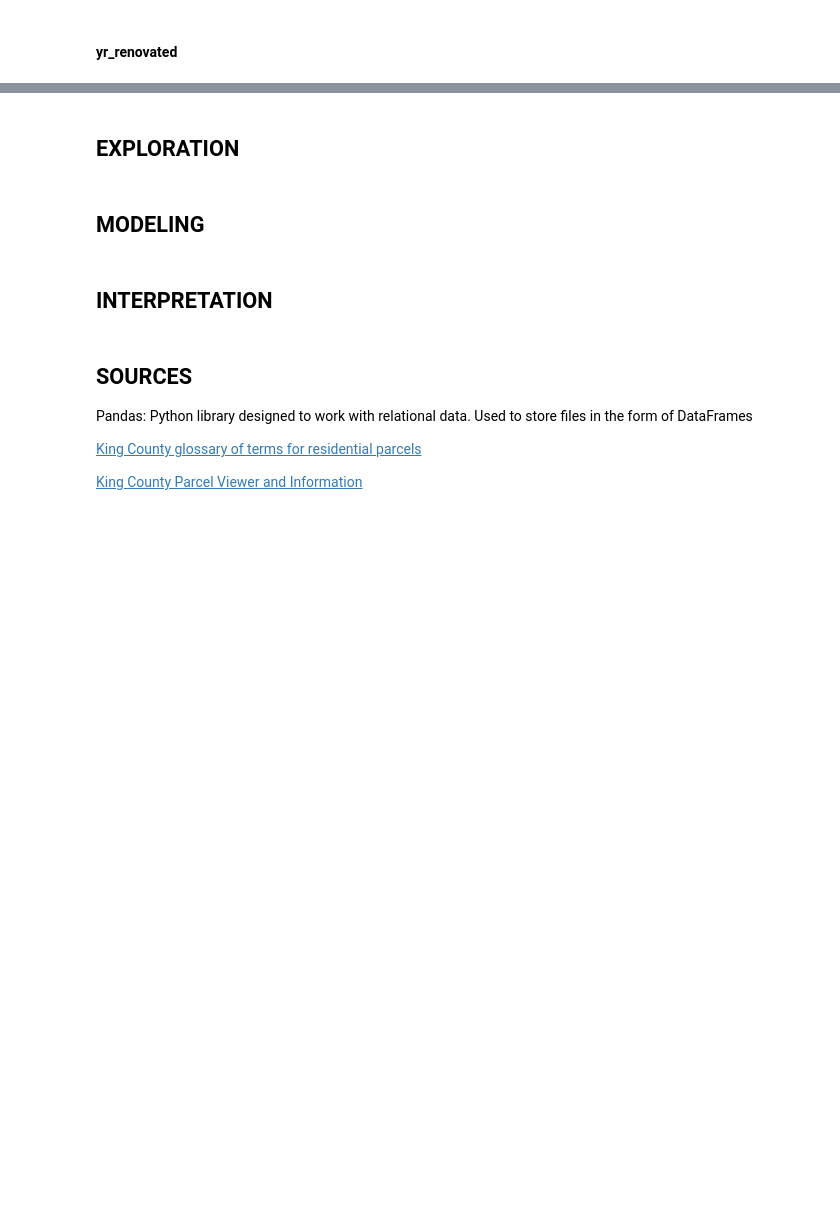
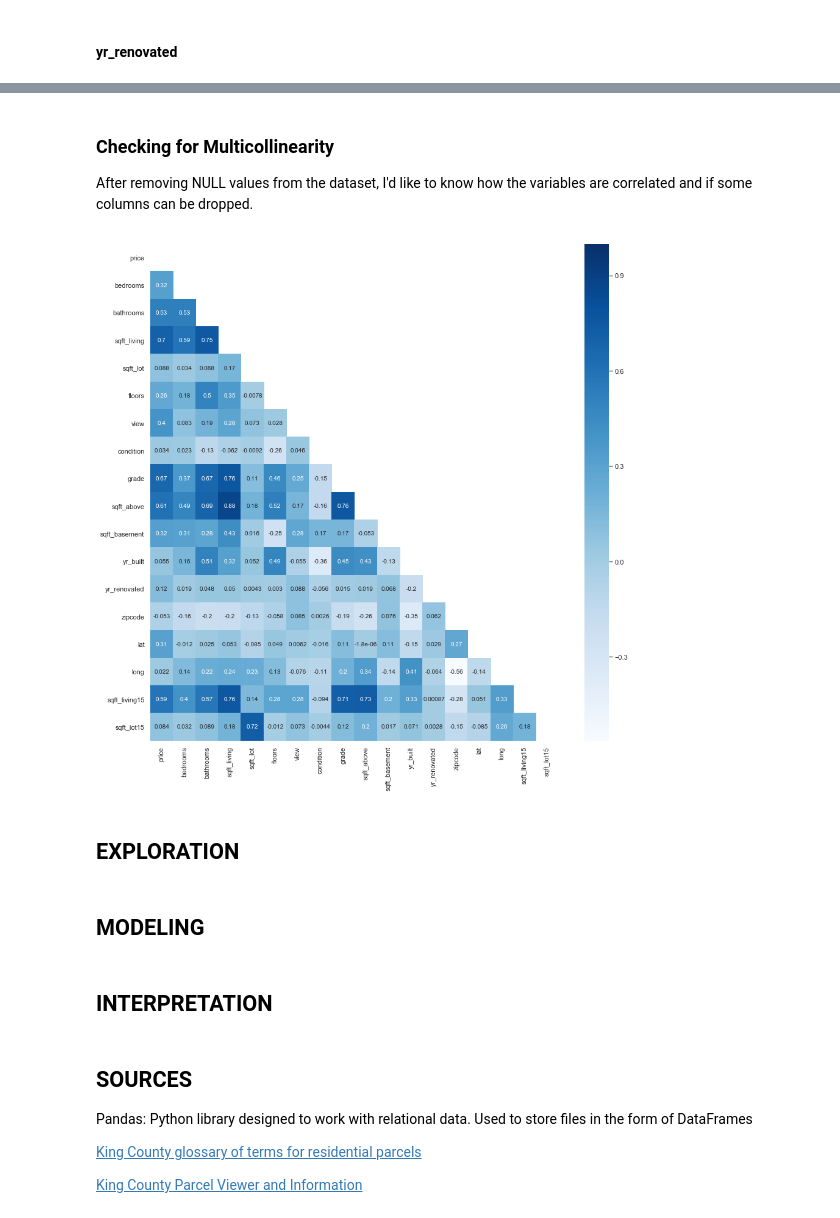
Before and after one commit to naquech-DS/dsc-1-final-project-online-ds-ft-112618, a Jupyter notebook: student.ipynb, the cells around one changed output, grey strips where cells are left out. Saved outputs shown, nothing was run; the diff lists cells and outputs as text; code cells hidden in the pictures; blank space fills up the shorter version.

```diff
--- a/student.ipynb
+++ b/student.ipynb
@@ -243,0 +359,4 @@ df['waterfront'].isna().sum() / df.shape[0] * 100     # 11% of the data will be
+# %%
+# remove outlier and confirm
+df.drop(df[df.bedrooms == 33].index, inplace=True)
+df['bedrooms'].value_counts()
@@ -281,0 +462,7 @@ array([0., 3., 4., 2., 1.])
+# %%
+df.drop(df[df.sqft_basement == '?'].index, inplace=True)     # drop rows
+#df['sqft_basement'].value_counts()                           # make sure there are not placeholders
+# %%
+df['sqft_basement'] = df.sqft_basement.astype('int')
+df['sqft_basement'].dtypes
+#df['sqft_basement'].value_counts()
@@ -282,3 +488,7 @@ array([0., 3., 4., 2., 1.])
 # %% [markdown]
 #### yr_renovated
+# %%
+df['yr_renovated'].dtypes     # dtype('float64')
+df['yr_renovated'].unique()   # check for plaholders before casting
+df['yr_renovated'] = df.yr_renovated.astype('int')
 # %%
@@ -295,3 +587,24 @@ array([   0., 1991.,   nan, 2002., 2010., 1992., 2013., 1994., 1978.,
+# %% [markdown]
+### Checking for Multicollinearity
+
+After removing NULL values from the dataset, I'd like to know how the variables are correlated and if some columns can be dropped.
+# %%
+# https://seaborn.pydata.org/examples/many_pairwise_correlations.html
+
+#Compute the correlation matrix
+corr = df.corr()
+
+# Generate mask for the upper triangle
+mask = np.zeros_like(corr, dtype=np.bool)
+mask[np.triu_indices_from(mask)] = True
+
+#Set up matplotlib figure
+f, ax=plt.subplots(figsize=(15,15))
+
+#Generate heat map
+sns.heatmap(corr, cmap="Blues", annot=True, mask=mask);
+# %% [output]
+[figure, added]
 # %% [markdown]
 ## EXPLORATION
 # %% [markdown]
```
Also changed, not shown: parts of 83 cells of this notebook, 1 other file.
